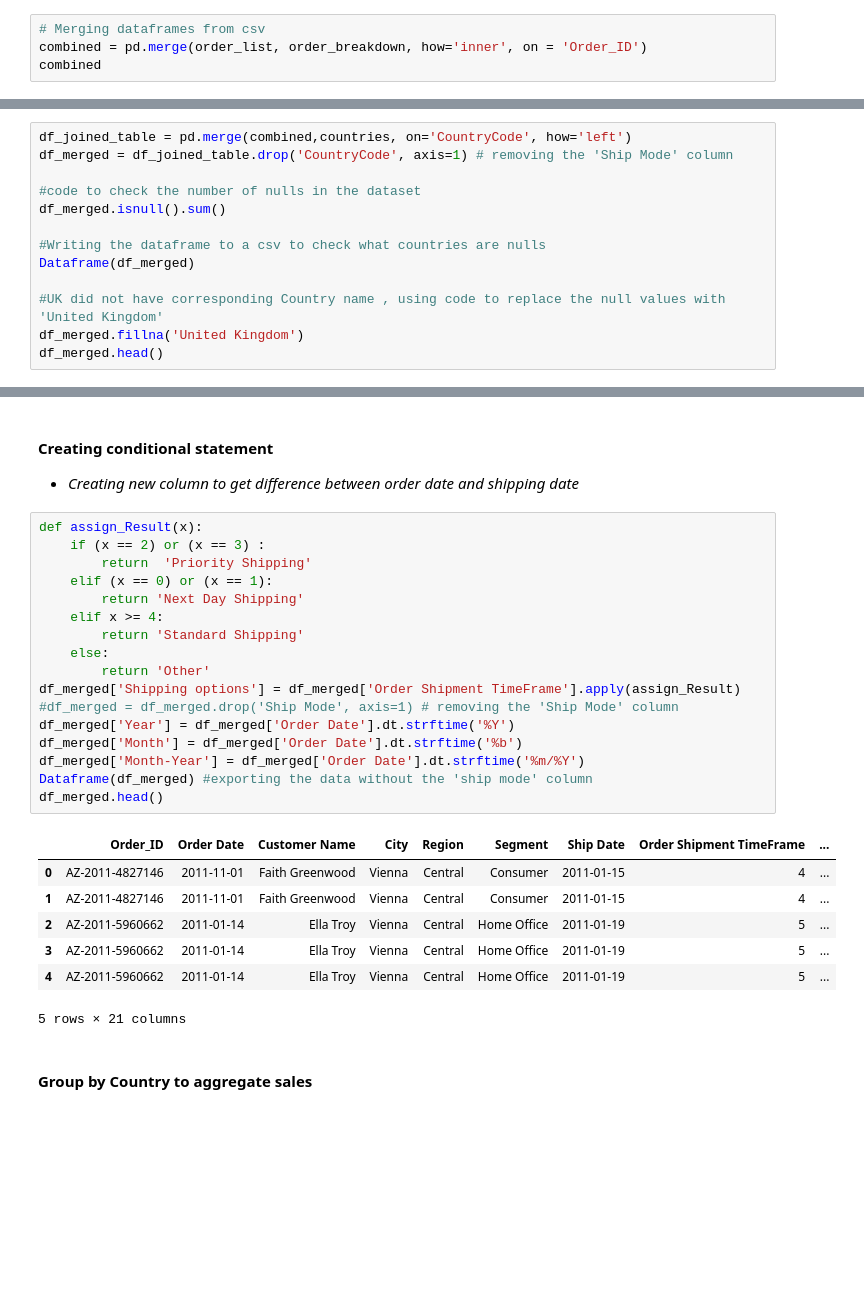
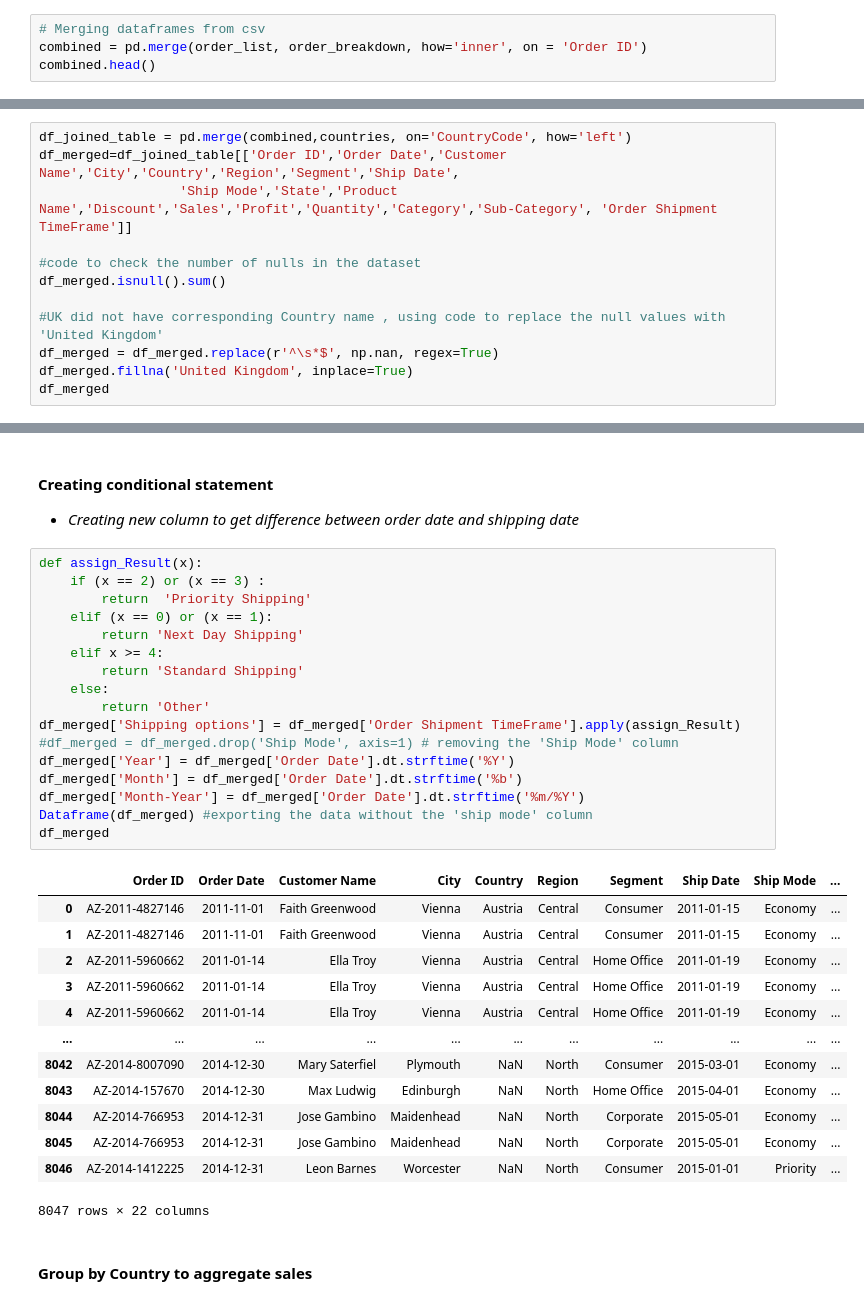
Before and after one commit to cloo-cloo1/UCD-Data-Analytics-for-Marketing, a Jupyter notebook: UCD project Clodagh O Driscoll .ipynb, the cells around one changed output, grey strips where cells are left out. Saved outputs shown, nothing was run; the diff lists cells and outputs as text; blank space fills up the shorter version.

```diff
--- a/UCD project Clodagh O Driscoll .ipynb
+++ b/UCD project Clodagh O Driscoll .ipynb
@@ -47,6 +49,6 @@ order_breakdown
 ### Merging Dataframe
 # %%
 # Merging dataframes from csv
-combined = pd.merge(order_list, order_breakdown, how='inner', on = 'Order_ID')
-combined
+combined = pd.merge(order_list, order_breakdown, how='inner', on = 'Order ID')
+combined.head()
 # %% [output]
@@ -85,15 +80,14 @@ countries.head()
 #### Merging dataframes from csv & API
 # %%
 df_joined_table = pd.merge(combined,countries, on='CountryCode', how='left')
-df_merged = df_joined_table.drop('CountryCode', axis=1) # removing the 'Ship Mode' column
+df_merged=df_joined_table[['Order ID','Order Date','Customer Name','City','Country','Region','Segment','Ship Date',
+                  'Ship Mode','State','Product Name','Discount','Sales','Profit','Quantity','Category','Sub-Category', 'Order Shipment TimeFrame']]
 
 #code to check the number of nulls in the dataset
 df_merged.isnull().sum()
 
-#Writing the dataframe to a csv to check what countries are nulls
-Dataframe(df_merged)
-
 #UK did not have corresponding Country name , using code to replace the null values with 'United Kingdom'
-df_merged.fillna('United Kingdom')
-df_merged.head()
+df_merged = df_merged.replace(r'^\s*$', np.nan, regex=True)
+df_merged.fillna('United Kingdom', inplace=True)
+df_merged
 # %% [output]
@@ -129,28 +130,34 @@ df_merged.head()
 # %%
 def assign_Result(x):
     if (x == 2) or (x == 3) :
         return  'Priority Shipping'
     elif (x == 0) or (x == 1):
         return 'Next Day Shipping'
     elif x >= 4:
         return 'Standard Shipping'
     else:
         return 'Other'
 df_merged['Shipping options'] = df_merged['Order Shipment TimeFrame'].apply(assign_Result)
 #df_merged = df_merged.drop('Ship Mode', axis=1) # removing the 'Ship Mode' column
 df_merged['Year'] = df_merged['Order Date'].dt.strftime('%Y')
 df_merged['Month'] = df_merged['Order Date'].dt.strftime('%b')
 df_merged['Month-Year'] = df_merged['Order Date'].dt.strftime('%m/%Y')
 Dataframe(df_merged) #exporting the data without the 'ship mode' column
-df_merged.head()
+df_merged
 # %% [output]
-|  | Order_ID | Order Date | Customer Name | City | Region | Segment | Ship Date | Order Shipment TimeFrame | ... |
-| 0 | AZ-2011-4827146 | 2011-11-01 | Faith Greenwood | Vienna | Central | Consumer | 2011-01-15 | 4 | ... |
-| 1 | AZ-2011-4827146 | 2011-11-01 | Faith Greenwood | Vienna | Central | Consumer | 2011-01-15 | 4 | ... |
-| 2 | AZ-2011-5960662 | 2011-01-14 | Ella Troy | Vienna | Central | Home Office | 2011-01-19 | 5 | ... |
-| 3 | AZ-2011-5960662 | 2011-01-14 | Ella Troy | Vienna | Central | Home Office | 2011-01-19 | 5 | ... |
-| 4 | AZ-2011-5960662 | 2011-01-14 | Ella Troy | Vienna | Central | Home Office | 2011-01-19 | 5 | ... |
+|  | Order ID | Order Date | Customer Name | City | Country | Region | Segment | Ship Date | Ship Mode | ... |
+| 0 | AZ-2011-4827146 | 2011-11-01 | Faith Greenwood | Vienna | Austria | Central | Consumer | 2011-01-15 | Economy | ... |
+| 1 | AZ-2011-4827146 | 2011-11-01 | Faith Greenwood | Vienna | Austria | Central | Consumer | 2011-01-15 | Economy | ... |
+| 2 | AZ-2011-5960662 | 2011-01-14 | Ella Troy | Vienna | Austria | Central | Home Office | 2011-01-19 | Economy | ... |
+| 3 | AZ-2011-5960662 | 2011-01-14 | Ella Troy | Vienna | Austria | Central | Home Office | 2011-01-19 | Economy | ... |
+| 4 | AZ-2011-5960662 | 2011-01-14 | Ella Troy | Vienna | Austria | Central | Home Office | 2011-01-19 | Economy | ... |
+| ... | ... | ... | ... | ... | ... | ... | ... | ... | ... | ... |
+| 8042 | AZ-2014-8007090 | 2014-12-30 | Mary Saterfiel | Plymouth | NaN | North | Consumer | 2015-03-01 | Economy | ... |
+| 8043 | AZ-2014-157670 | 2014-12-30 | Max Ludwig | Edinburgh | NaN | North | Home Office | 2015-04-01 | Economy | ... |
+| 8044 | AZ-2014-766953 | 2014-12-31 | Jose Gambino | Maidenhead | NaN | North | Corporate | 2015-05-01 | Economy | ... |
+| 8045 | AZ-2014-766953 | 2014-12-31 | Jose Gambino | Maidenhead | NaN | North | Corporate | 2015-05-01 | Economy | ... |
+| 8046 | AZ-2014-1412225 | 2014-12-31 | Leon Barnes | Worcester | NaN | North | Consumer | 2015-01-01 | Priority | ... |
-5 rows × 21 columns
+8047 rows × 22 columns
 # %% [markdown]
 #### Group by Country to aggregate sales
 # %%
```
Also changed, not shown: parts of 23 cells of this notebook, 6 other files.
